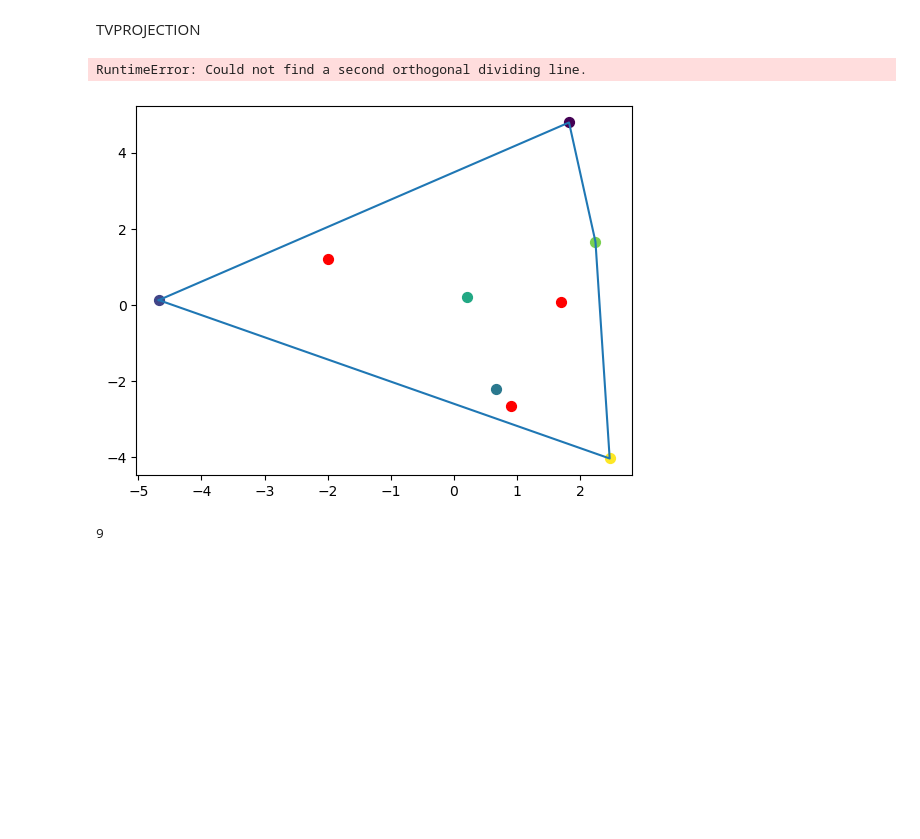
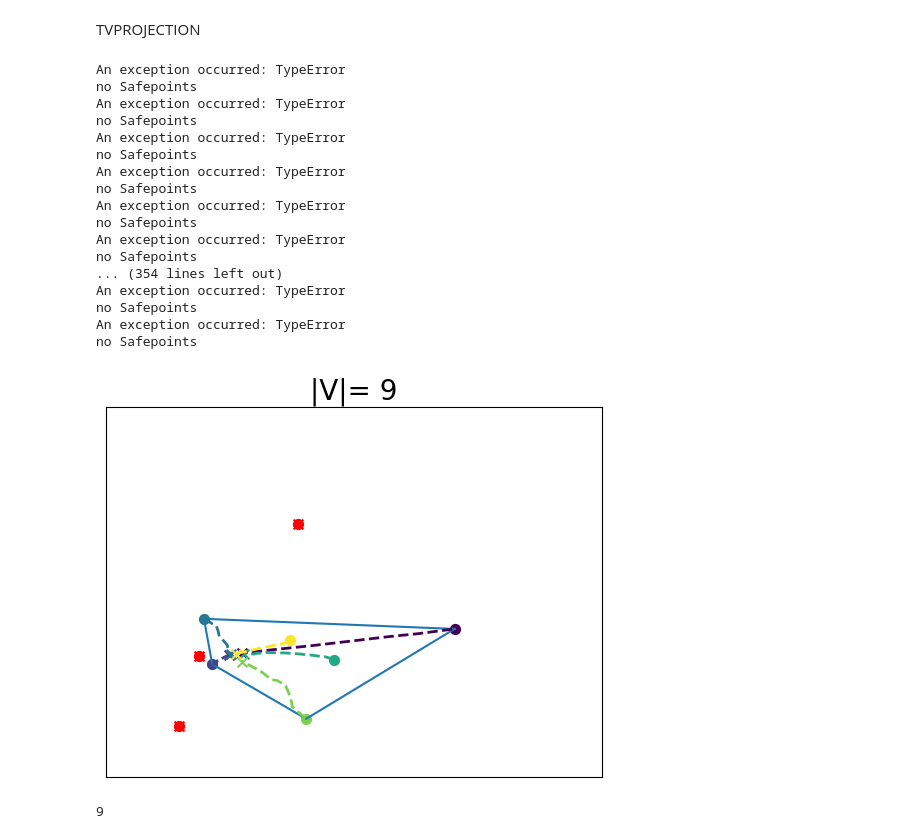
Before and after one commit to ChrisAshtonLee/Tukey, a Jupyter notebook: TukeyMedian.ipynb, the cells around one changed output. Drawn from its saved outputs; the diff is of its cells as text; code cells hidden in the pictures; blank space fills up the shorter version.

```diff
--- a/TukeyMedian.ipynb
+++ b/TukeyMedian.ipynb
@@ -1468,7 +1468,7 @@ if n >6:
 if n>9:
    # X[n-3] = np.array((7,-3))
     attackers = [n-3,n-2,n-1];
-attackmode = 2
+attackmode = 1
 attackerTargetHist = []
 attackerTargetHist.append([])
 attackerTargetHist.append([])
@@ -1613,35 +1613,51 @@ while step<300:
         if attackmode == 0:
             X[i] = X[i]+dt*(target[i]-X[i]);
         else:
             X[i] = target[i]
     Xhist.append(X.copy());
 
     if step>600:
         empty = True;
 
 
     for i in range(n-len(attackers)):
         for j in range(n-len(attackers)):
             temp = np.linalg.norm(X[i]-X[j]);
             if temp> maxdist[0][step]:
                 maxdist[0][step] = temp;
     step +=1;
 
 for i in range(n):
     xplot = ExtractX(Xhist,i);
     yplot = ExtractY(Xhist,i);
     endn = len(xplot);
     ax.plot(xplot,yplot,c = colors[i],linestyle='dashed',linewidth= 2);
     ax.scatter(xplot[endn-1],yplot[endn-1],c = colors[i], marker='x',s=50);
 ax.set_xlim(-6,9);
 ax.set_ylim(-6,9);
 ax.set_xticks([])
 ax.set_yticks([])
 plt.title('|V|= '+str(n),fontsize = 20);
 plt.savefig("Projection_trajectories_n"+str(n)+"_f"+str(f)+".jpg")
 # %% [output]
-RuntimeError: Could not find a second orthogonal dividing line.
+An exception occurred: TypeError
+no Safepoints
+An exception occurred: TypeError
+no Safepoints
+An exception occurred: TypeError
+no Safepoints
+An exception occurred: TypeError
+no Safepoints
+An exception occurred: TypeError
+no Safepoints
+An exception occurred: TypeError
+no Safepoints
+... (354 lines left out)
+An exception occurred: TypeError
+no Safepoints
+An exception occurred: TypeError
+no Safepoints
-[figure, old version]
+[figure, new version]
 # %%
 print(n-f)
 # %% [output]
```
